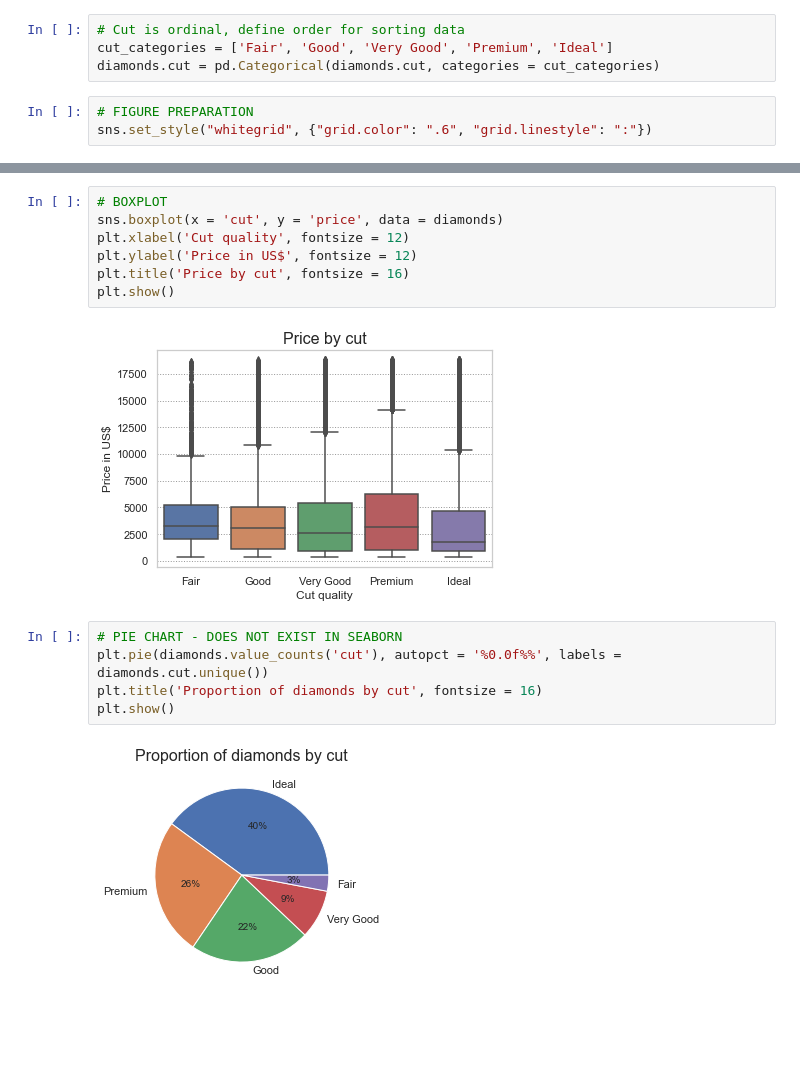
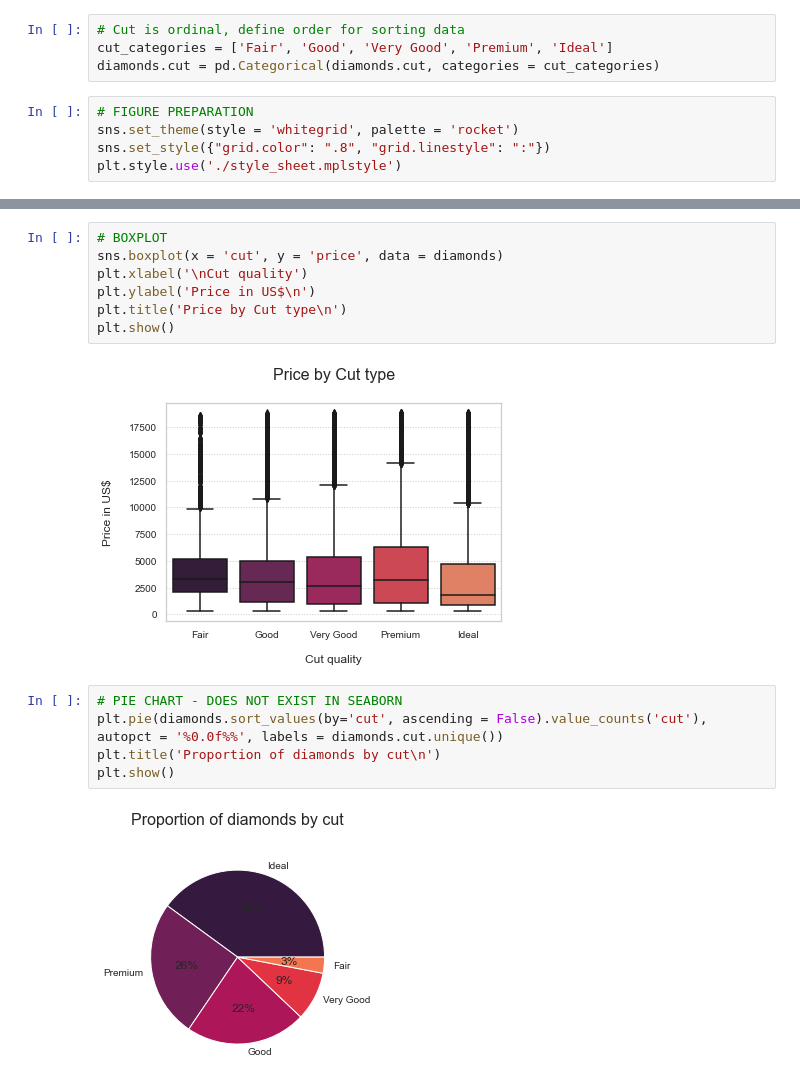
Before and after one commit to eric-martinet/IRONLABS, a Jupyter notebook: Module02/Project_Week_4/seaborn.ipynb, the cells around one changed output, grey strips where cells are left out. Drawn from its saved outputs; the diff is of its cells as text; blank space fills up the shorter version.

```diff
--- a/Module02/Project_Week_4/seaborn.ipynb
+++ b/Module02/Project_Week_4/seaborn.ipynb
@@ -23,7 +23,9 @@ cut_categories = ['Fair', 'Good', 'Very Good', 'Premium', 'Ideal']
 diamonds.cut = pd.Categorical(diamonds.cut, categories = cut_categories)
 # %%
 # FIGURE PREPARATION
-sns.set_style("whitegrid", {"grid.color": ".6", "grid.linestyle": ":"})
+sns.set_theme(style = 'whitegrid', palette = 'rocket')
+sns.set_style({"grid.color": ".8", "grid.linestyle": ":"})
+plt.style.use('./style_sheet.mplstyle')
 # %%
 # LINEAR PLOT
 sns.lineplot(x = 'carat', y = 'x', data = diamonds)
@@ -59,19 +64,19 @@ plt.show()
 # %%
 # BOXPLOT
 sns.boxplot(x = 'cut', y = 'price', data = diamonds)
-plt.xlabel('Cut quality', fontsize = 12)
-plt.ylabel('Price in US$', fontsize = 12)
-plt.title('Price by cut', fontsize = 16)
+plt.xlabel('\nCut quality')
+plt.ylabel('Price in US$\n')
+plt.title('Price by Cut type\n')
 plt.show()
 # %% [output]
-[figure, old version]
+[figure, new version]
 # %%
 # PIE CHART - DOES NOT EXIST IN SEABORN
-plt.pie(diamonds.value_counts('cut'), autopct = '%0.0f%%', labels = diamonds.cut.unique())
-plt.title('Proportion of diamonds by cut', fontsize = 16)
+plt.pie(diamonds.sort_values(by='cut', ascending = False).value_counts('cut'), autopct = '%0.0f%%', labels = diamonds.cut.unique())
+plt.title('Proportion of diamonds by cut\n')
 plt.show()
 # %% [output]
-[figure, old version]
+[figure, new version]
 # %%
 # RADAR - DOES NOT EXIST NATIVELY IN SEABORN
 
```
Also changed, not shown: parts of 6 cells of this notebook, 1 other file.
